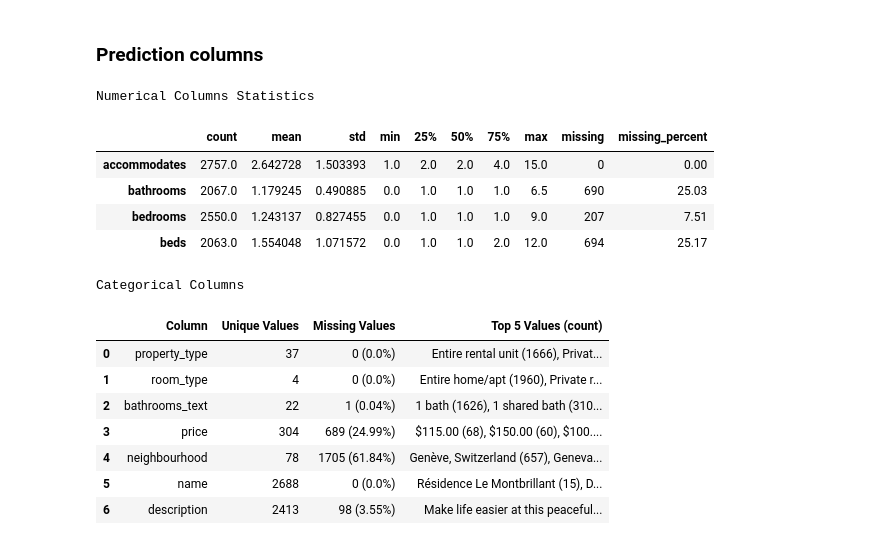
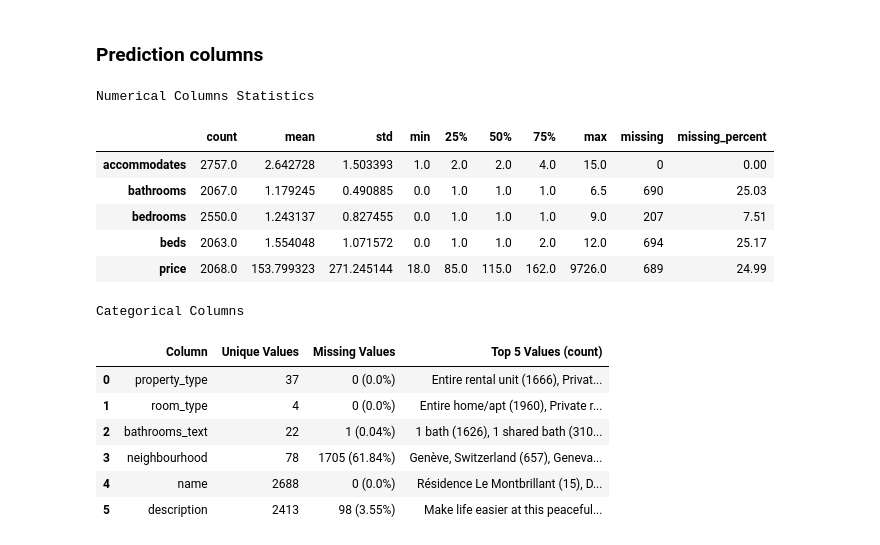
Before and after one commit to msadlej/Nocarz, a Jupyter notebook: data.ipynb, the cells around one changed output. Saved outputs shown, nothing was run; the diff lists cells and outputs as text; code cells hidden in the pictures.

Commit message:
fix price stats

```diff
--- a/data.ipynb
+++ b/data.ipynb
@@ -319,18 +319,13 @@ plt.show()
 # %% [markdown]
 ### Prediction columns
 # %%
-columns = ['property_type', 'room_type', 'accommodates', 'bathrooms',
-                      'bathrooms_text', 'bedrooms', 'beds', 'price', 'neighbourhood',
-                      'name', 'description']
-numerical_cols = []
-categorical_cols = []
+numerical_cols = ['accommodates', 'bathrooms', 'bedrooms', 'beds', 'price']
+categorical_cols = ['property_type', 'room_type', 'bathrooms_text', 'neighbourhood', 'name', 'description']
 
-for col in columns:
-    if col in listings.columns:
-        if pd.api.types.is_numeric_dtype(listings[col]):
-            numerical_cols.append(col)
-        else:
-            categorical_cols.append(col)
+# Convert price from string with $ to numerical value
+if 'price' in listings.columns and listings['price'].dtype == 'object':
+    # Remove $ sign and other non-numeric characters, then convert to float
+    listings['price'] = listings['price'].replace('[\$,]', '', regex=True).astype(float)
 
 if numerical_cols:
     print("Numerical Columns Statistics")
@@ -346,34 +341,34 @@ if categorical_cols:
     for col in categorical_cols:
         unique_count = listings[col].nunique()
         missing_count = listings[col].isna().sum()
         missing_percent = (missing_count / len(listings) * 100).round(2)
 
         value_counts = listings[col].value_counts().head(5)
         top_values = ", ".join([f"{val} ({count})" for val, count in value_counts.items()])
         if len(top_values) > 100:
             top_values = top_values[:100] + "..."
 
         cat_info.append({
             'Column': col,
             'Unique Values': unique_count,
             'Missing Values': f"{missing_count} ({missing_percent}%)",
             'Top 5 Values (count)': top_values
         })
 
     display(pd.DataFrame(cat_info))
 # %% [output]
 Numerical Columns Statistics
 |  | count | mean | std | min | 25% | 50% | 75% | max | missing | missing_percent |
 | accommodates | 2757.0 | 2.642728 | 1.503393 | 1.0 | 2.0 | 2.0 | 4.0 | 15.0 | 0 | 0.00 |
 | bathrooms | 2067.0 | 1.179245 | 0.490885 | 0.0 | 1.0 | 1.0 | 1.0 | 6.5 | 690 | 25.03 |
 | bedrooms | 2550.0 | 1.243137 | 0.827455 | 0.0 | 1.0 | 1.0 | 1.0 | 9.0 | 207 | 7.51 |
 | beds | 2063.0 | 1.554048 | 1.071572 | 0.0 | 1.0 | 1.0 | 2.0 | 12.0 | 694 | 25.17 |
+| price | 2068.0 | 153.799323 | 271.245144 | 18.0 | 85.0 | 115.0 | 162.0 | 9726.0 | 689 | 24.99 |
 Categorical Columns
 |  | Column | Unique Values | Missing Values | Top 5 Values (count) |
 | 0 | property_type | 37 | 0 (0.0%) | Entire rental unit (1666), Privat... |
 | 1 | room_type | 4 | 0 (0.0%) | Entire home/apt (1960), Private r... |
 | 2 | bathrooms_text | 22 | 1 (0.04%) | 1 bath (1626), 1 shared bath (310... |
-| 3 | price | 304 | 689 (24.99%) | $115.00 (68), $150.00 (60), $100.... |
-| 4 | neighbourhood | 78 | 1705 (61.84%) | Genève, Switzerland (657), Geneva... |
-| 5 | name | 2688 | 0 (0.0%) | Résidence Le Montbrillant (15), D... |
-| 6 | description | 2413 | 98 (3.55%) | Make life easier at this peaceful... |
+| 3 | neighbourhood | 78 | 1705 (61.84%) | Genève, Switzerland (657), Geneva... |
+| 4 | name | 2688 | 0 (0.0%) | Résidence Le Montbrillant (15), D... |
+| 5 | description | 2413 | 98 (3.55%) | Make life easier at this peaceful... |
```
